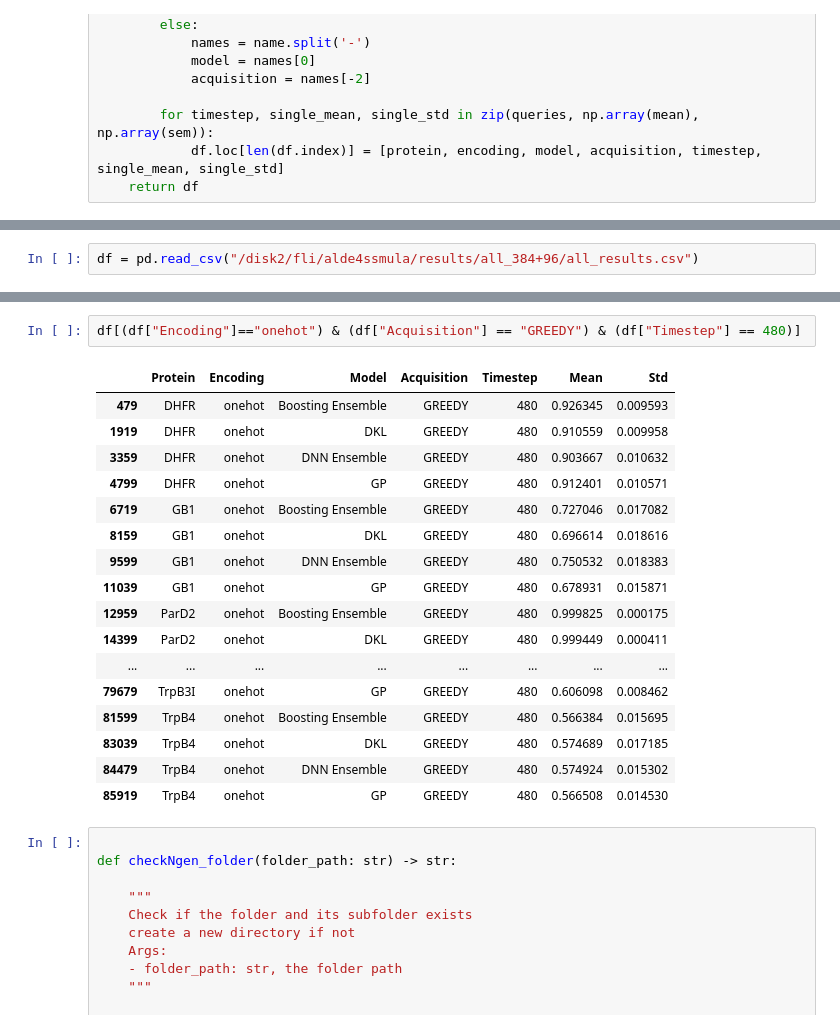
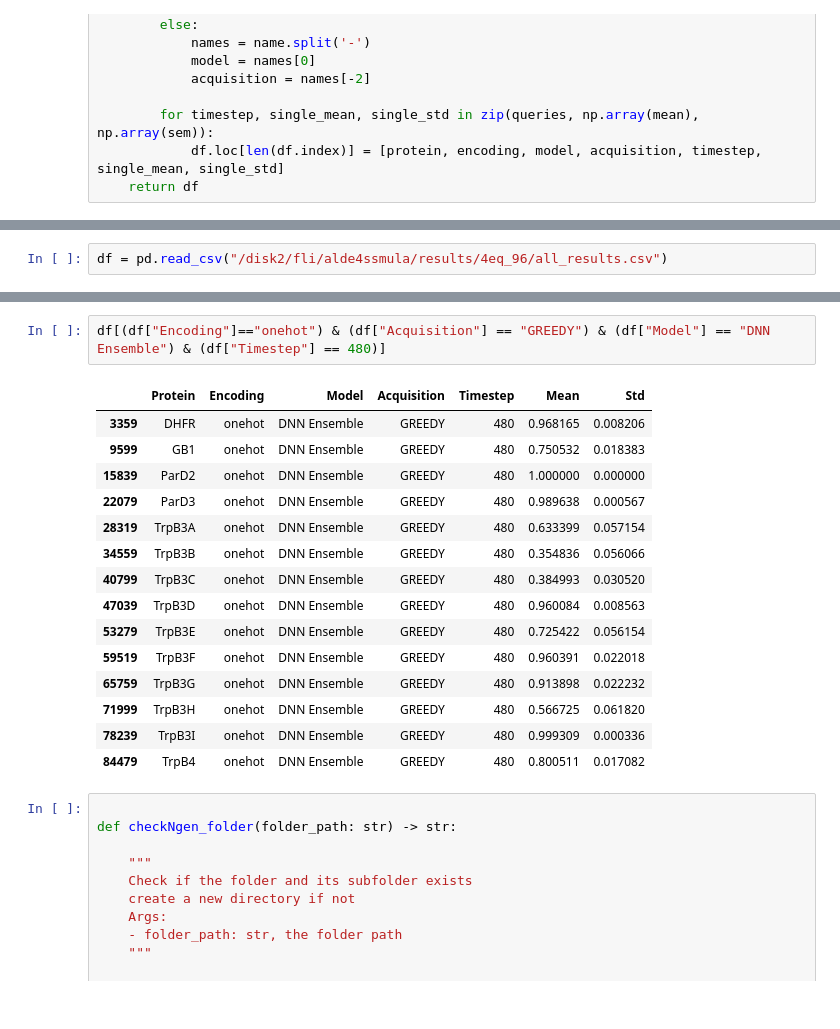
Before and after one commit to fhalab/alde4ssmula, a Jupyter notebook: analysis/tabulate_results.ipynb, the cells around one changed output, grey strips where cells are left out. Drawn from its saved outputs; the diff is of its cells as text.

```diff
--- a/analysis/tabulate_results.ipynb
+++ b/analysis/tabulate_results.ipynb
@@ -197,2 +199,2 @@ Total queries (incl. init): 1056
 # %%
-df = pd.read_csv("/disk2/fli/alde4ssmula/results/all_384+96/all_results.csv")
+df = pd.read_csv("/disk2/fli/alde4ssmula/results/4eq_96/all_results.csv")
@@ -199,23 +237,21 @@ df = pd.read_csv("/disk2/fli/alde4ssmula/results/all_384+96/all_results.csv")
 # %%
-df[(df["Encoding"]=="onehot") & (df["Acquisition"] == "GREEDY") & (df["Timestep"] == 480)]
+df[(df["Encoding"]=="onehot") & (df["Acquisition"] == "GREEDY") & (df["Model"] == "DNN Ensemble") & (df["Timestep"] == 480)]
 # %% [output]
 |  | Protein | Encoding | Model | Acquisition | Timestep | Mean | Std |
-| 479 | DHFR | onehot | Boosting Ensemble | GREEDY | 480 | 0.926345 | 0.009593 |
-| 1919 | DHFR | onehot | DKL | GREEDY | 480 | 0.910559 | 0.009958 |
-| 3359 | DHFR | onehot | DNN Ensemble | GREEDY | 480 | 0.903667 | 0.010632 |
-| 4799 | DHFR | onehot | GP | GREEDY | 480 | 0.912401 | 0.010571 |
-| 6719 | GB1 | onehot | Boosting Ensemble | GREEDY | 480 | 0.727046 | 0.017082 |
-| 8159 | GB1 | onehot | DKL | GREEDY | 480 | 0.696614 | 0.018616 |
+| 3359 | DHFR | onehot | DNN Ensemble | GREEDY | 480 | 0.968165 | 0.008206 |
 | 9599 | GB1 | onehot | DNN Ensemble | GREEDY | 480 | 0.750532 | 0.018383 |
-| 11039 | GB1 | onehot | GP | GREEDY | 480 | 0.678931 | 0.015871 |
-| 12959 | ParD2 | onehot | Boosting Ensemble | GREEDY | 480 | 0.999825 | 0.000175 |
-| 14399 | ParD2 | onehot | DKL | GREEDY | 480 | 0.999449 | 0.000411 |
-| ... | ... | ... | ... | ... | ... | ... | ... |
-| 79679 | TrpB3I | onehot | GP | GREEDY | 480 | 0.606098 | 0.008462 |
-| 81599 | TrpB4 | onehot | Boosting Ensemble | GREEDY | 480 | 0.566384 | 0.015695 |
-| 83039 | TrpB4 | onehot | DKL | GREEDY | 480 | 0.574689 | 0.017185 |
-| 84479 | TrpB4 | onehot | DNN Ensemble | GREEDY | 480 | 0.574924 | 0.015302 |
-| 85919 | TrpB4 | onehot | GP | GREEDY | 480 | 0.566508 | 0.014530 |
+| 15839 | ParD2 | onehot | DNN Ensemble | GREEDY | 480 | 1.000000 | 0.000000 |
+| 22079 | ParD3 | onehot | DNN Ensemble | GREEDY | 480 | 0.989638 | 0.000567 |
+| 28319 | TrpB3A | onehot | DNN Ensemble | GREEDY | 480 | 0.633399 | 0.057154 |
+| 34559 | TrpB3B | onehot | DNN Ensemble | GREEDY | 480 | 0.354836 | 0.056066 |
+| 40799 | TrpB3C | onehot | DNN Ensemble | GREEDY | 480 | 0.384993 | 0.030520 |
+| 47039 | TrpB3D | onehot | DNN Ensemble | GREEDY | 480 | 0.960084 | 0.008563 |
+| 53279 | TrpB3E | onehot | DNN Ensemble | GREEDY | 480 | 0.725422 | 0.056154 |
+| 59519 | TrpB3F | onehot | DNN Ensemble | GREEDY | 480 | 0.960391 | 0.022018 |
+| 65759 | TrpB3G | onehot | DNN Ensemble | GREEDY | 480 | 0.913898 | 0.022232 |
+| 71999 | TrpB3H | onehot | DNN Ensemble | GREEDY | 480 | 0.566725 | 0.061820 |
+| 78239 | TrpB3I | onehot | DNN Ensemble | GREEDY | 480 | 0.999309 | 0.000336 |
+| 84479 | TrpB4 | onehot | DNN Ensemble | GREEDY | 480 | 0.800511 | 0.017082 |
 # %%
 
 def checkNgen_folder(folder_path: str) -> str:
```
Also changed, not shown: parts of 3 cells of this notebook, 2 other files.
